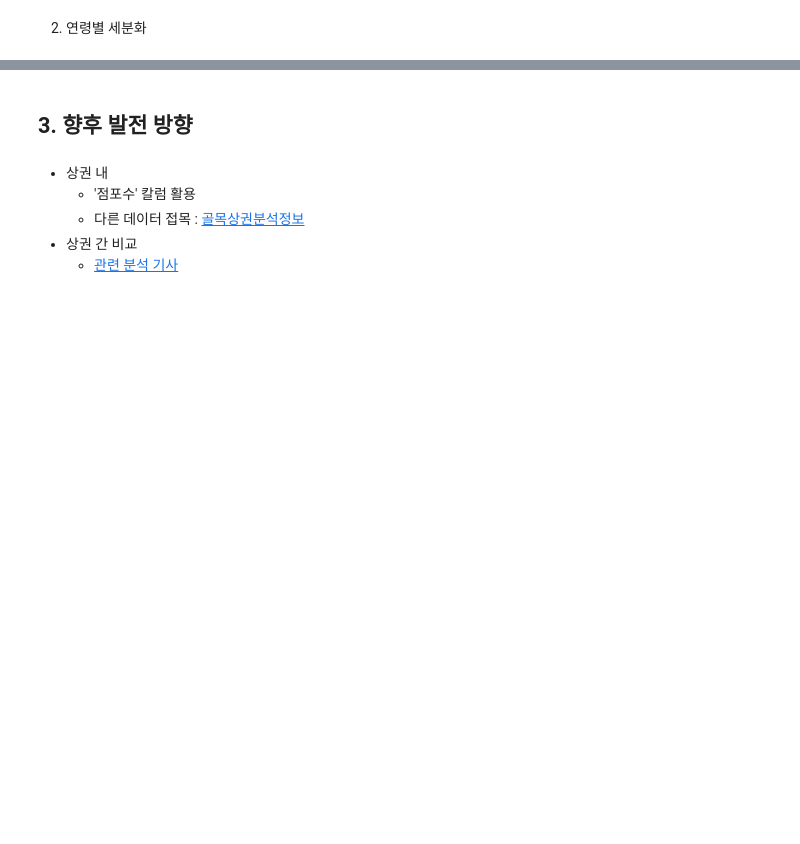
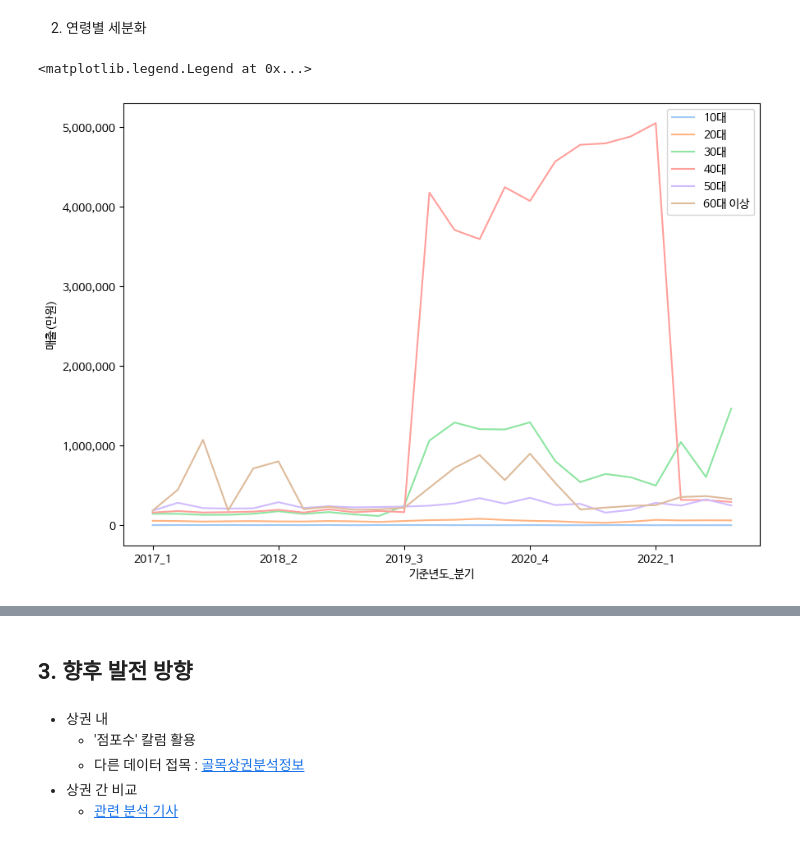
Before and after one commit to dragon11112222/allyway_in_seoul_sang-il, a Jupyter notebook: 231020발표용.ipynb, the cells around one changed output, grey strips where cells are left out. Cells and saved outputs as stored; diff of their text form; code cells hidden in the pictures; blank space fills up the shorter version.

```diff
--- a/231020발표용.ipynb
+++ b/231020발표용.ipynb
@@ -408,0 +411,14 @@ sangil_med_age = sangil_med_age.transpose()
+# %%
+plt.rcParams["figure.figsize"] = (10,7)
+ax_med_age = sangil_med_age.plot.line(color = colors)
+plt.ticklabel_format(axis='y',useOffset=False, style='plain')
+#ax_w.set_xticklabels(df2_mw.index)
+
+current_values = plt.gca().get_yticks()/1000
+plt.gca().set_yticklabels(['{:,.0f}'.format(x) for x in current_values])
+
+ax_med_age.set_ylabel("매출(만원)")
+ax_med_age.legend(labels)
+# %% [output]
+<matplotlib.legend.Legend at 0x...>
+[figure, added]
```
Also changed, not shown: parts of 8 cells of this notebook.
